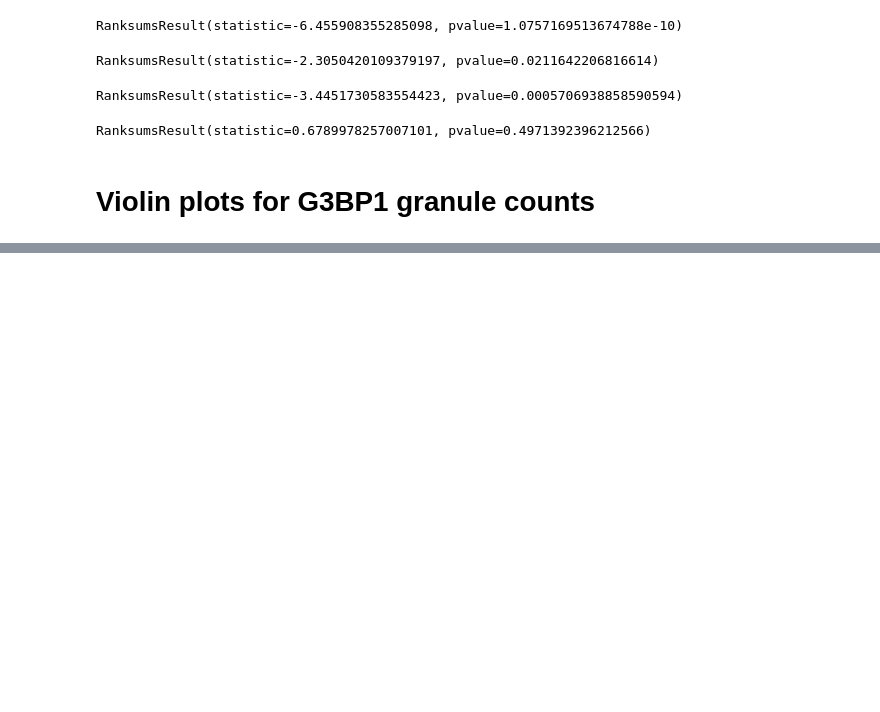
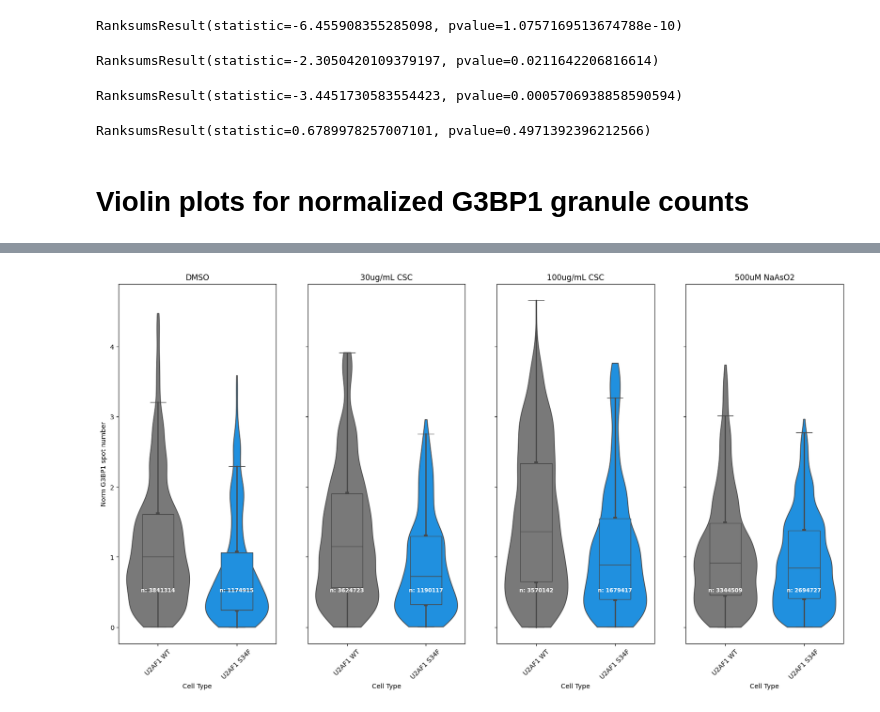
Before and after one commit to cindyeliang/u2af1-kras, a Jupyter notebook: scripts/20250128_SG_analysis_combineclones-normbywtdmso_spotintensityonly.ipynb, the cells around one changed output, grey strips where cells are left out. Cells and saved outputs as stored; diff of their text form; code cells hidden in the pictures; blank space fills up the shorter version.

Commit message:
add in violin plots of normalized spot number and width

```diff
--- a/scripts/20250128_SG_analysis_combineclones-normbywtdmso_spotintensityonly.ipynb
+++ b/scripts/20250128_SG_analysis_combineclones-normbywtdmso_spotintensityonly.ipynb
@@ -466,4 +471,76 @@ ranksums(As1000_df['Norm G3BP1 Rel Spot Intensity'].loc[(As1000_df['Cell Type']
 # %% [output]
 RanksumsResult(statistic=0.6789978257007101, pvalue=0.4971392396212566)
 # %% [markdown]
-# Violin plots for G3BP1 granule counts
+# Violin plots for normalized G3BP1 granule counts
+# %%
+# make violin plots of spot number per imaging site
+# spot number has been normalized by DMSO, like with intensity
+
+fig, ax = plt.subplots(1, 4, sharey=True, sharex=True, figsize=(20,10))
+my_pal = {'WT': "#797979", 'S34F':'#0095FF'}
+genotypes = ['U2AF1 WT', 'U2AF1 S34F']
+
+# Number of G3BP1 spots
+
+ax1=sns.violinplot(data=DMSO_df, ax=ax[0], x='Cell Type', y='Norm G3BP1 spot number',
+                palette=my_pal, inner='box', cut=0)
+ax1 = sns.boxplot(data=DMSO_df, ax=ax[0], x='Cell Type', y='Norm G3BP1 spot number',
+                  width=0.4, palette=my_pal, boxprops={'zorder': 2}, showfliers=False)
+
+dmsopos = range(len(dmsonobs))
+for tick, label in zip(dmsopos, ax1.get_xticklabels()):
+    ax1.text(dmsopos[tick], 0.2 + 0.3, dmsonobs[tick],
+        horizontalalignment='center',
+        size='small',
+        color='w',
+        weight='semibold')
+
+ax2=sns.violinplot(data=CSC30_df, ax=ax[1], x='Cell Type', y='Norm G3BP1 spot number',
+                palette=my_pal, inner='box', cut=0)
+ax2 = sns.boxplot(data=CSC30_df, ax=ax[1], x='Cell Type', y='Norm G3BP1 spot number',
+                  width=0.4,palette=my_pal, boxprops={'zorder': 2}, showfliers=False)
+
+csc30pos = range(len(csc30nobs))
+for tick, label in zip(csc30pos, ax2.get_xticklabels()):
+    ax2.text(csc30pos[tick], 0.2 + 0.3, csc30nobs[tick],
+        horizontalalignment='center',
+        size='small',
+        color='w',
+        weight='semibold')
+
+ax3=sns.violinplot(data=CSC100_df, ax=ax[2], x='Cell Type', y='Norm G3BP1 spot number',
+                palette=my_pal, inner='box', cut=0)
+ax3 = sns.boxplot(data=CSC100_df, ax=ax[2], x='Cell Type', y='Norm G3BP1 spot number',
+                  width=0.4, palette=my_pal, boxprops={'zorder': 2}, showfliers=False)
+
+csc100pos = range(len(csc100nobs))
+for tick, label in zip(csc100pos, ax3.get_xticklabels()):
+    ax3.text(csc100pos[tick], 0.2 + 0.3, csc100nobs[tick],
+        horizontalalignment='center',
+        size='small',
+        color='w',
+        weight='semibold')
+
+ax4=sns.violinplot(data=As500_df, ax=ax[3], x='Cell Type', y='Norm G3BP1 spot number',
+                palette=my_pal, inner='box', cut=0)
+ax4=sns.boxplot(data=As500_df, ax=ax[3], x='Cell Type', y='Norm G3BP1 spot number',
+                width=0.4, palette=my_pal, boxprops={'zorder': 2}, showfliers=False)
+
+as500pos = range(len(as500nobs))
+for tick, label in zip(as500pos, ax4.get_xticklabels()):
+    ax4.text(as500pos[tick], 0.2 + 0.3, as500nobs[tick],
+        horizontalalignment='center',
+        size='small',
+        color='w',
+        weight='semibold')
+
+ax1.title.set_text('DMSO')
+ax2.title.set_text('30ug/mL CSC')
+ax3.title.set_text('100ug/mL CSC')
+ax4.title.set_text('500uM NaAsO2')
+
+axes = [ax1, ax2, ax3, ax4]
+
+for ax in axes:
+    ax.set_xticklabels(genotypes, rotation=45)
+# %% [output]
@@ -469,0 +564 @@ RanksumsResult(statistic=0.6789978257007101, pvalue=0.4971392396212566)
+[figure, added]
```
Also changed, not shown: parts of 6 cells of this notebook.
